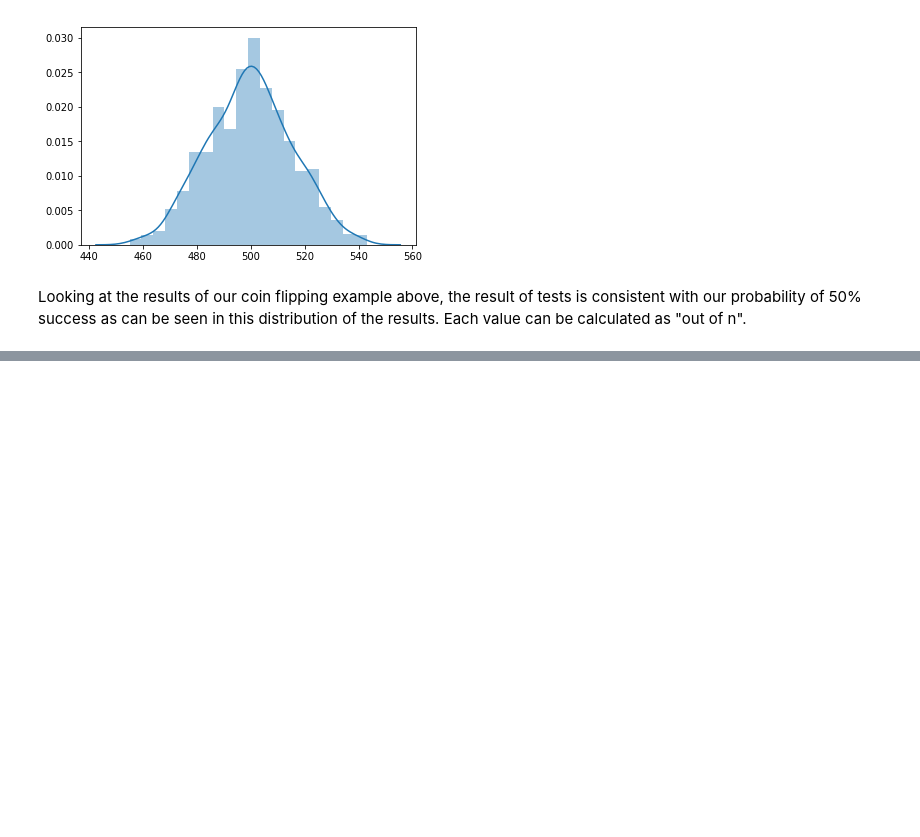
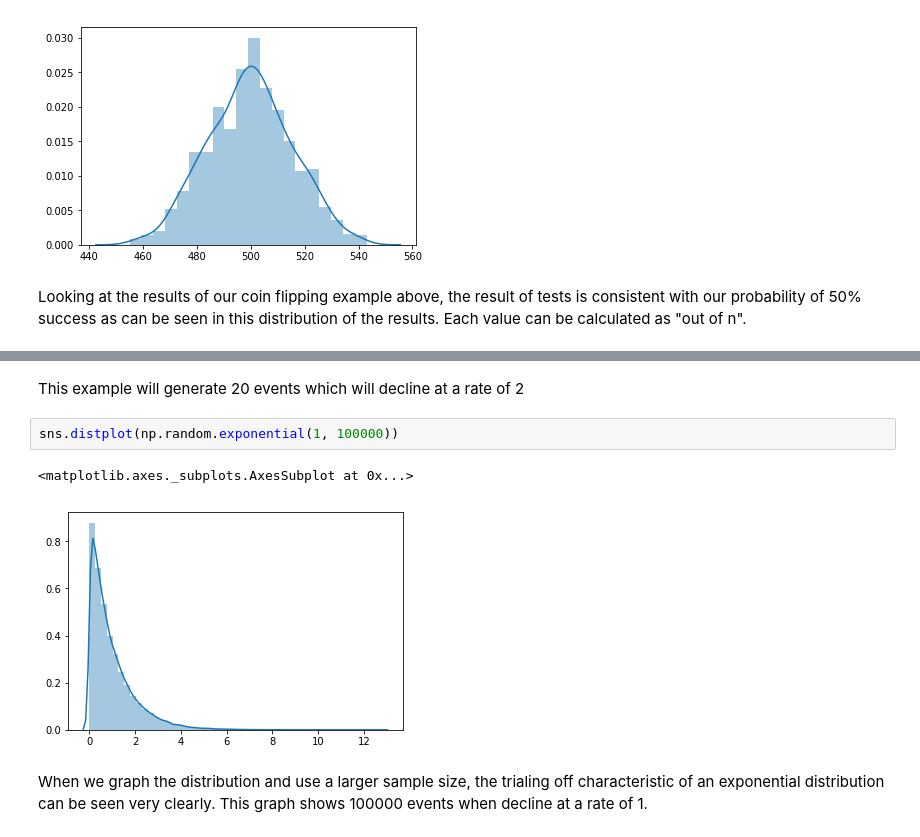
Before and after one commit to zoecahill1/DAprog-assignment, a Jupyter notebook: numpy-random.ipynb, the cells around one changed output, grey strips where cells are left out. Saved outputs shown, nothing was run; the diff lists cells and outputs as text; blank space fills up the shorter version.

Commit message:
added exponential distribution

```diff
--- a/numpy-random.ipynb
+++ b/numpy-random.ipynb
@@ -156,0 +174,9 @@ Looking at the results of our coin flipping example above, the result of tests i
+# %% [markdown]
+This example will generate 20 events which will decline at a rate of 2
+# %%
+sns.distplot(np.random.exponential(1, 100000))
+# %% [output]
+<matplotlib.axes._subplots.AxesSubplot at 0x...>
+[figure, added]
+# %% [markdown]
+When we graph the distribution and use a larger sample size, the trialing off characteristic of an exponential distribution can be seen very clearly. This graph shows 100000 events when decline at a rate of 1.
```
Also changed, not shown: parts of 6 cells of this notebook, 1 other file.
